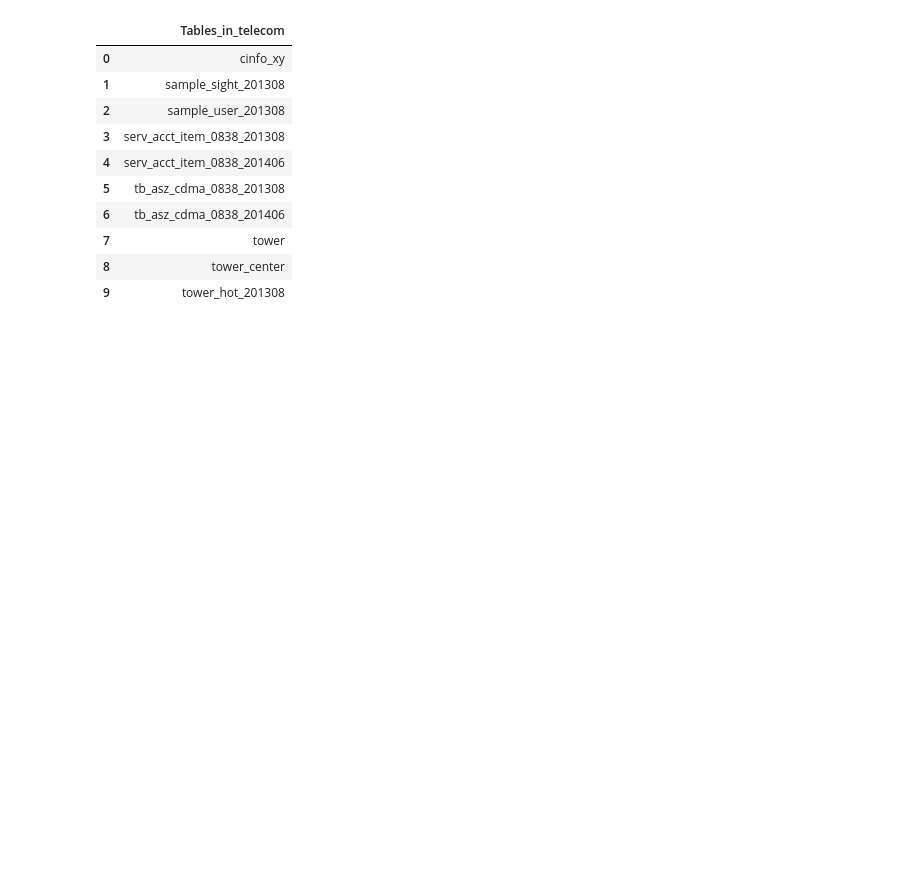
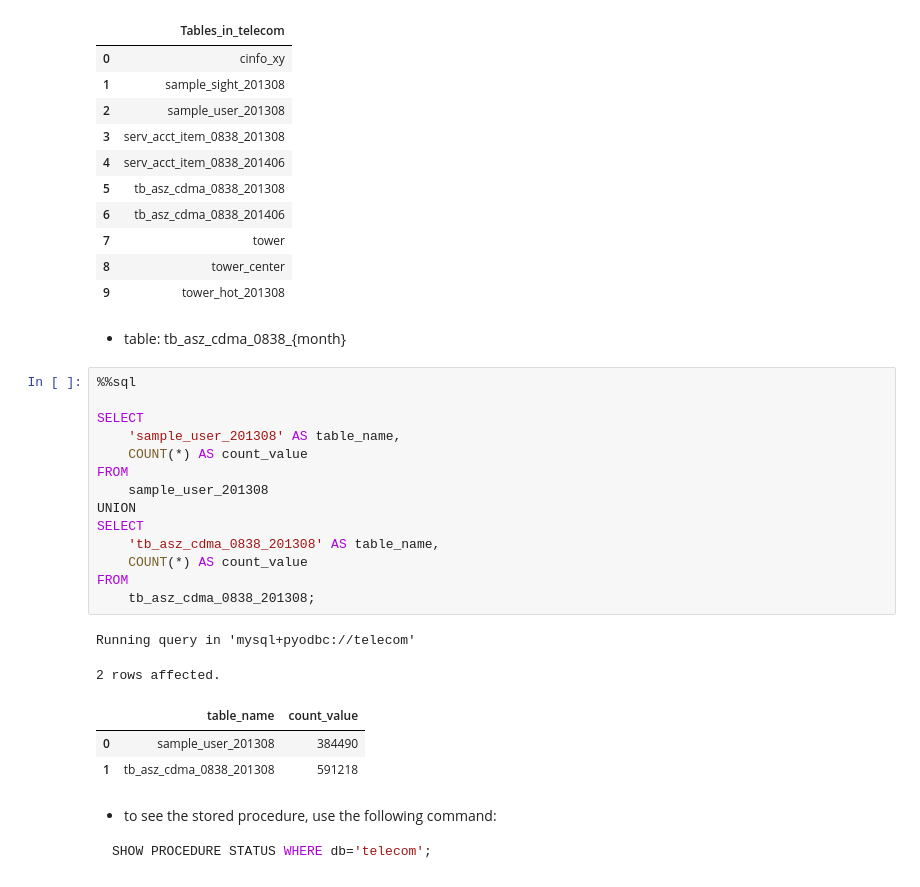
Before and after one commit to githubjacky/telecom, a Jupyter notebook: notebooks/data_info/raw/complete_users_information.ipynb, the cells around one changed output. Cells and saved outputs as stored; diff of their text form; blank space fills up the shorter version.

````diff
--- a/notebooks/data_info/raw/complete_users_information.ipynb
+++ b/notebooks/data_info/raw/complete_users_information.ipynb
@@ -26,6 +27,34 @@ Running query in 'mysql+pyodbc://telecom'
 | 7 | tower |
 | 8 | tower_center |
 | 9 | tower_hot_201308 |
+# %% [markdown]
+- table: tb_asz_cdma_0838_{month}
+# %%
+%%sql
+
+SELECT
+    'sample_user_201308' AS table_name,
+    COUNT(*) AS count_value
+FROM
+    sample_user_201308
+UNION
+SELECT
+    'tb_asz_cdma_0838_201308' AS table_name,
+    COUNT(*) AS count_value
+FROM
+    tb_asz_cdma_0838_201308;
+# %% [output]
+Running query in 'mysql+pyodbc://telecom'
+2 rows affected.
+|  | table_name | count_value |
+| 0 | sample_user_201308 | 384490 |
+| 1 | tb_asz_cdma_0838_201308 | 591218 |
+# %% [markdown]
+- to see the stored procedure, use the following command:
+
+```sql
+SHOW PROCEDURE STATUS WHERE db='telecom';
+```
 # %% [markdown]
 ## terminology
 - [landline](https://en.wikipedia.org/wiki/landline#:~:text=a%20landline%20\(land%20line%2c%20land,radio%20waves%20for%20signal%20transmission.): telephone connection that uses metal wires or optical fiber telephone line
````
Also changed, not shown: parts of 5 cells of this notebook, 8 other files.
